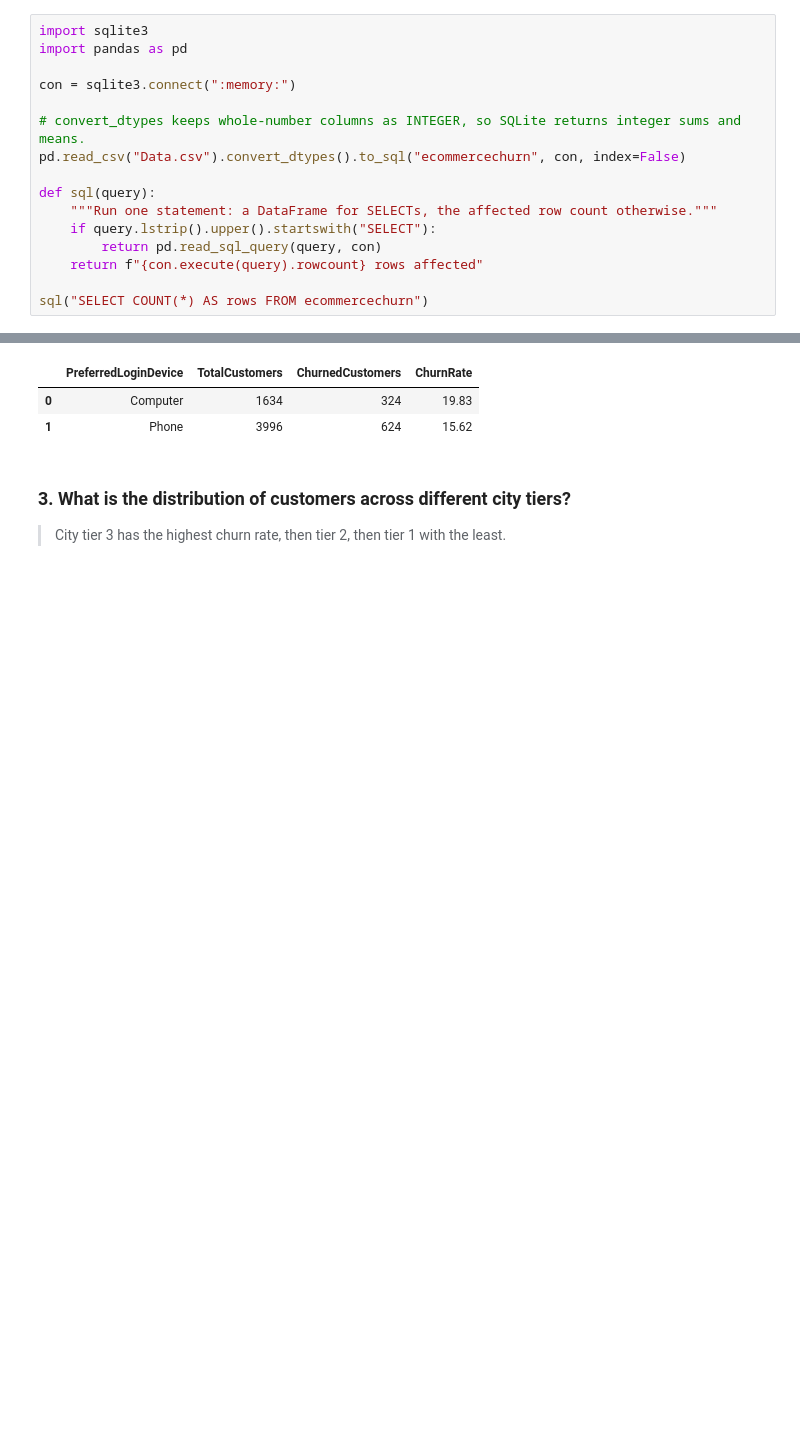
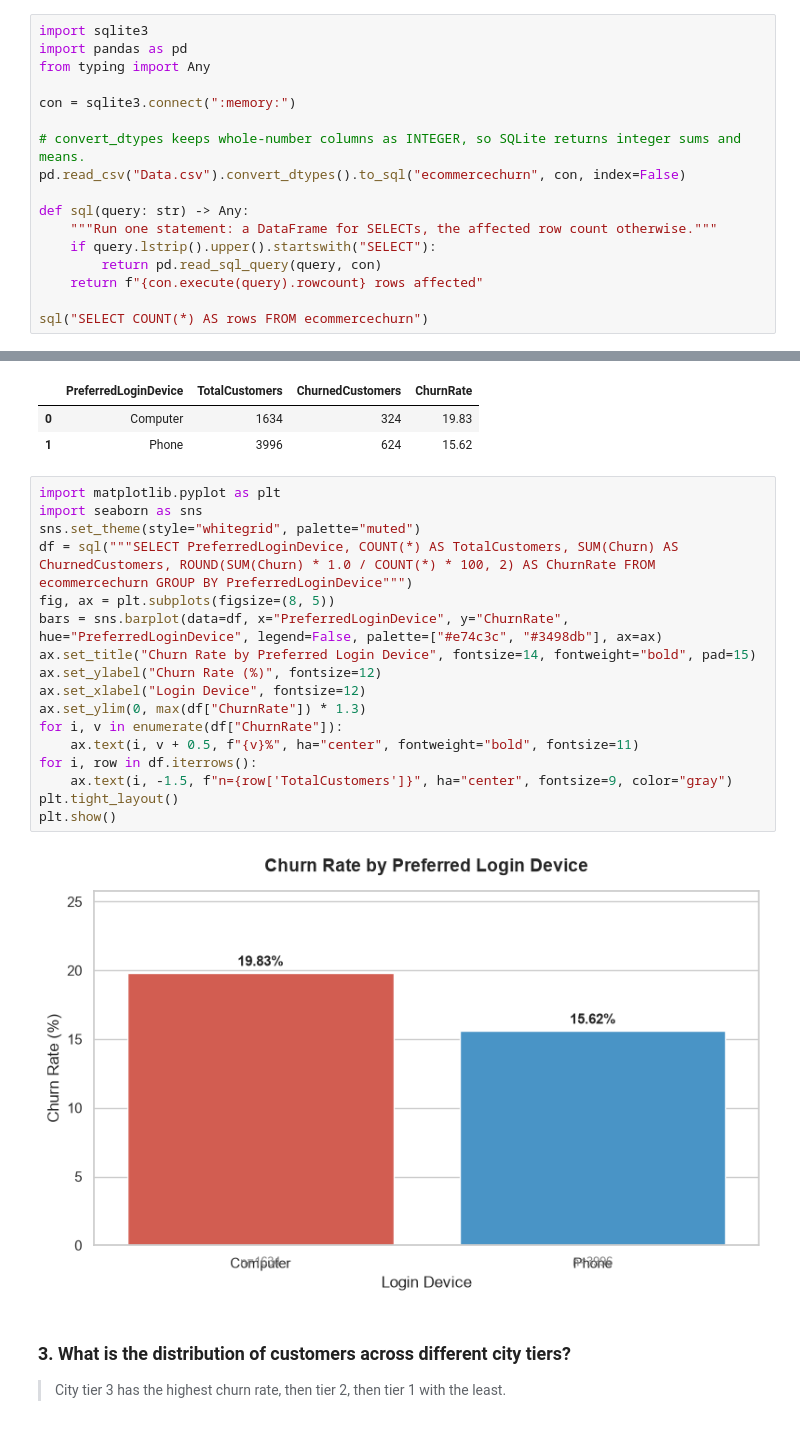
Before and after one commit to 1000yearsoldguy/E-commerce-Customer-Churn-Analysis, a Jupyter notebook: notebook.ipynb, the cells around one changed output, grey strips where cells are left out. Drawn from its saved outputs; the diff is of its cells as text; blank space fills up the shorter version.

```diff
--- a/notebook.ipynb
+++ b/notebook.ipynb
@@ -5,13 +5,14 @@ Every cell below is a raw SQL statement run against an in-memory SQLite copy of
 # %%
 import sqlite3
 import pandas as pd
+from typing import Any
 
 con = sqlite3.connect(":memory:")
 
 # convert_dtypes keeps whole-number columns as INTEGER, so SQLite returns integer sums and means.
 pd.read_csv("Data.csv").convert_dtypes().to_sql("ecommercechurn", con, index=False)
 
-def sql(query):
+def sql(query: str) -> Any:
     """Run one statement: a DataFrame for SELECTs, the affected row count otherwise."""
     if query.lstrip().upper().startswith("SELECT"):
         return pd.read_sql_query(query, con)
@@ -357,6 +372,25 @@ GROUP BY PreferredLoginDevice
 |  | PreferredLoginDevice | TotalCustomers | ChurnedCustomers | ChurnRate |
 | 0 | Computer | 1634 | 324 | 19.83 |
 | 1 | Phone | 3996 | 624 | 15.62 |
+# %%
+import matplotlib.pyplot as plt
+import seaborn as sns
+sns.set_theme(style="whitegrid", palette="muted")
+df = sql("""SELECT PreferredLoginDevice, COUNT(*) AS TotalCustomers, SUM(Churn) AS ChurnedCustomers, ROUND(SUM(Churn) * 1.0 / COUNT(*) * 100, 2) AS ChurnRate FROM ecommercechurn GROUP BY PreferredLoginDevice""")
+fig, ax = plt.subplots(figsize=(8, 5))
+bars = sns.barplot(data=df, x="PreferredLoginDevice", y="ChurnRate", hue="PreferredLoginDevice", legend=False, palette=["#e74c3c", "#3498db"], ax=ax)
+ax.set_title("Churn Rate by Preferred Login Device", fontsize=14, fontweight="bold", pad=15)
+ax.set_ylabel("Churn Rate (%)", fontsize=12)
+ax.set_xlabel("Login Device", fontsize=12)
+ax.set_ylim(0, max(df["ChurnRate"]) * 1.3)
+for i, v in enumerate(df["ChurnRate"]):
+    ax.text(i, v + 0.5, f"{v}%", ha="center", fontweight="bold", fontsize=11)
+for i, row in df.iterrows():
+    ax.text(i, -1.5, f"n={row['TotalCustomers']}", ha="center", fontsize=9, color="gray")
+plt.tight_layout()
+plt.show()
+# %% [output]
+[figure, added]
 # %% [markdown]
 ### 3. What is the distribution of customers across different city tiers?
 
```
Also changed, not shown: parts of 16 cells of this notebook.
